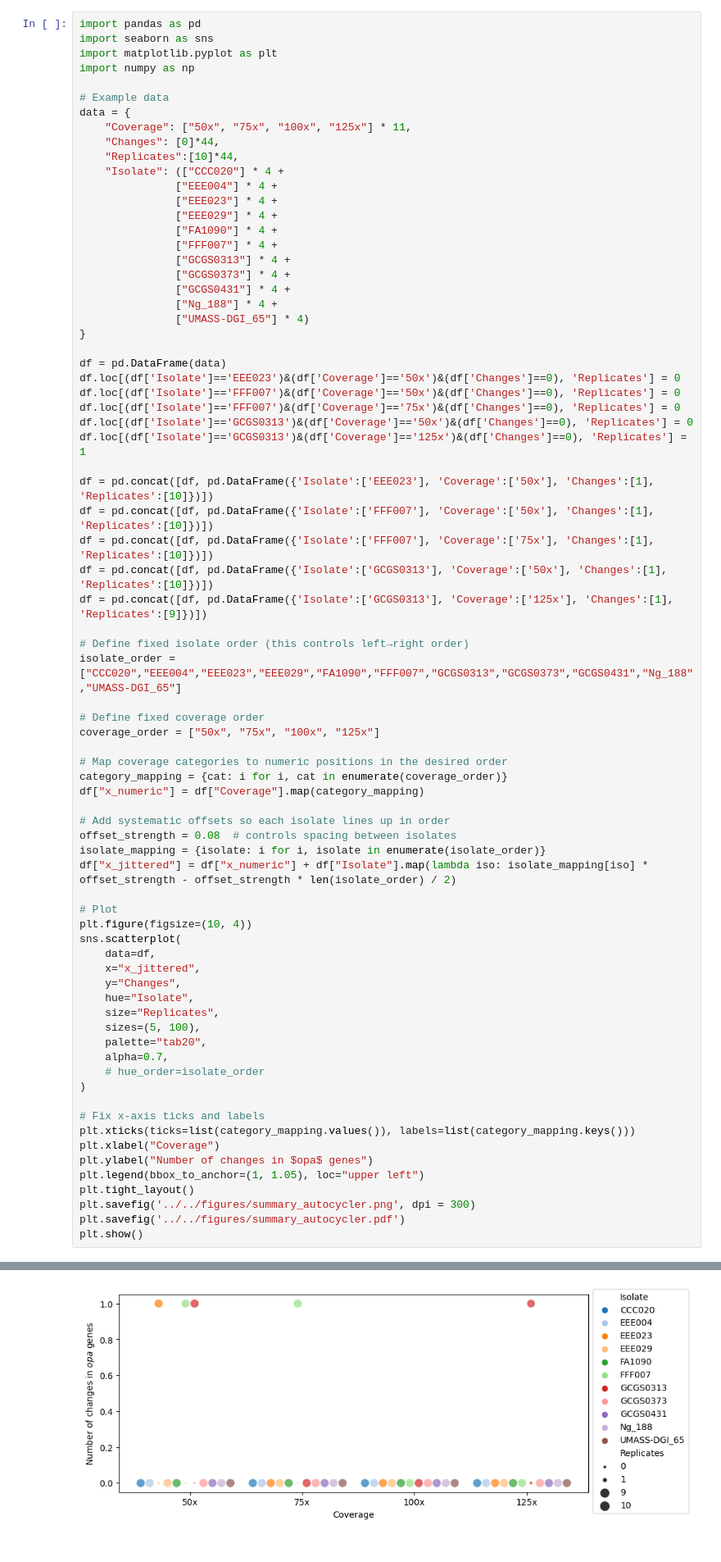
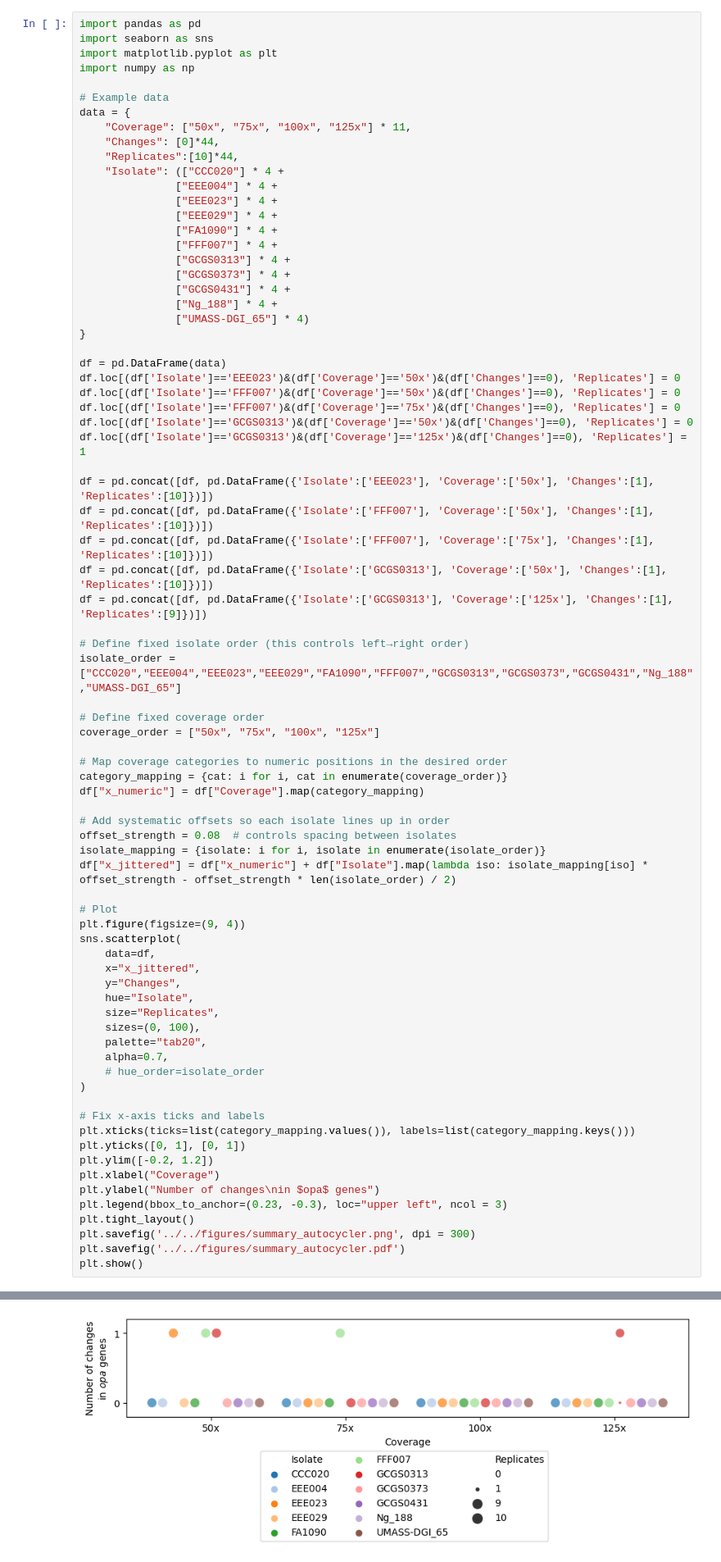
Before and after one commit to qinqin-yu/gonococcus_opa_diversity, a Jupyter notebook: complete_genome_assembly/autocycler_opa_accuracy/scripts/compare_opas/plot_summary.ipynb, the cells around one changed output, grey strips where cells are left out. Shown at 82% size. Cells and saved outputs as stored; diff of their text form.

Commit message:
updated plot of opa comparisons using autocycler

```diff
--- a/complete_genome_assembly/autocycler_opa_accuracy/scripts/compare_opas/plot_summary.ipynb
+++ b/complete_genome_assembly/autocycler_opa_accuracy/scripts/compare_opas/plot_summary.ipynb
@@ -56,14 +56,14 @@ isolate_mapping = {isolate: i for i, isolate in enumerate(isolate_order)}
 df["x_jittered"] = df["x_numeric"] + df["Isolate"].map(lambda iso: isolate_mapping[iso] * offset_strength - offset_strength * len(isolate_order) / 2)
 
 # Plot
-plt.figure(figsize=(10, 4))
+plt.figure(figsize=(9, 4))
 sns.scatterplot(
     data=df,
     x="x_jittered",
     y="Changes",
     hue="Isolate",
     size="Replicates",
-    sizes=(5, 100),
+    sizes=(0, 100),
     palette="tab20",
     alpha=0.7,
     # hue_order=isolate_order
@@ -71,9 +71,11 @@ sns.scatterplot(
 
 # Fix x-axis ticks and labels
 plt.xticks(ticks=list(category_mapping.values()), labels=list(category_mapping.keys()))
+plt.yticks([0, 1], [0, 1])
+plt.ylim([-0.2, 1.2])
 plt.xlabel("Coverage")
-plt.ylabel("Number of changes in $opa$ genes")
-plt.legend(bbox_to_anchor=(1, 1.05), loc="upper left")
+plt.ylabel("Number of changes\nin $opa$ genes")
+plt.legend(bbox_to_anchor=(0.23, -0.3), loc="upper left", ncol = 3)
 plt.tight_layout()
 plt.savefig('../../figures/summary_autocycler.png', dpi = 300)
 plt.savefig('../../figures/summary_autocycler.pdf')
@@ -95,5 +97,5 @@ findfont: Font family 'Arial' not found.
 findfont: Font family 'Arial' not found.
 findfont: Font family 'Arial' not found.
 findfont: Font family 'Arial' not found.
 findfont: Font family 'Arial' not found.
-[figure, old version]
+[figure, new version]
```
Also changed, not shown: parts of 1 cell of this notebook, 2 other files.
